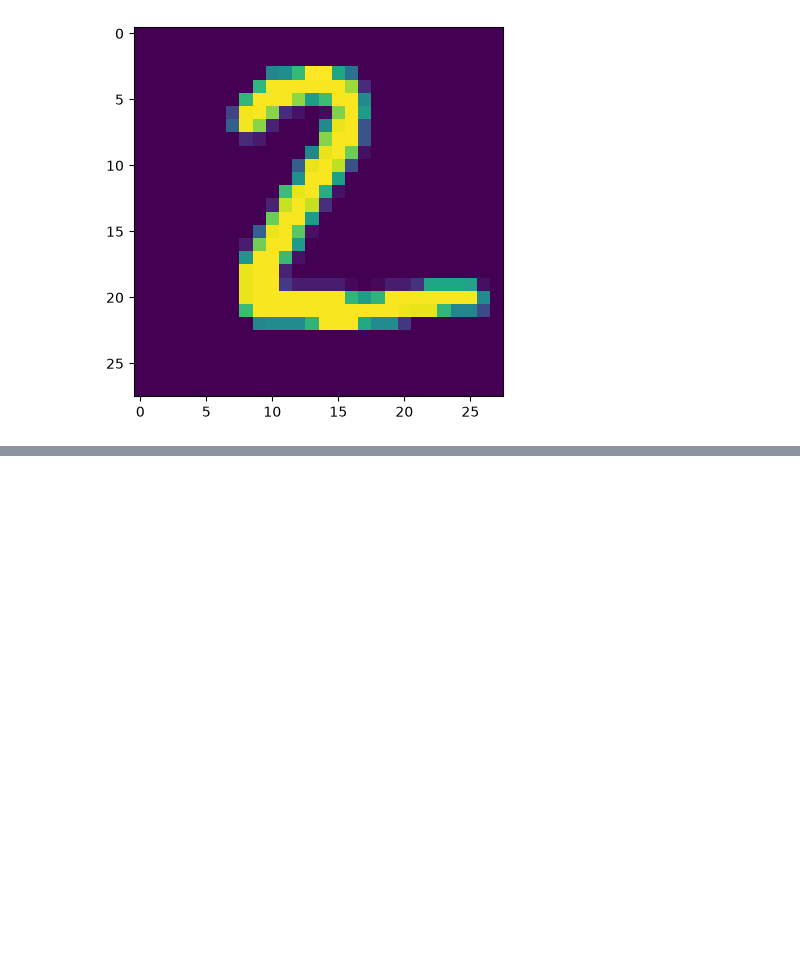
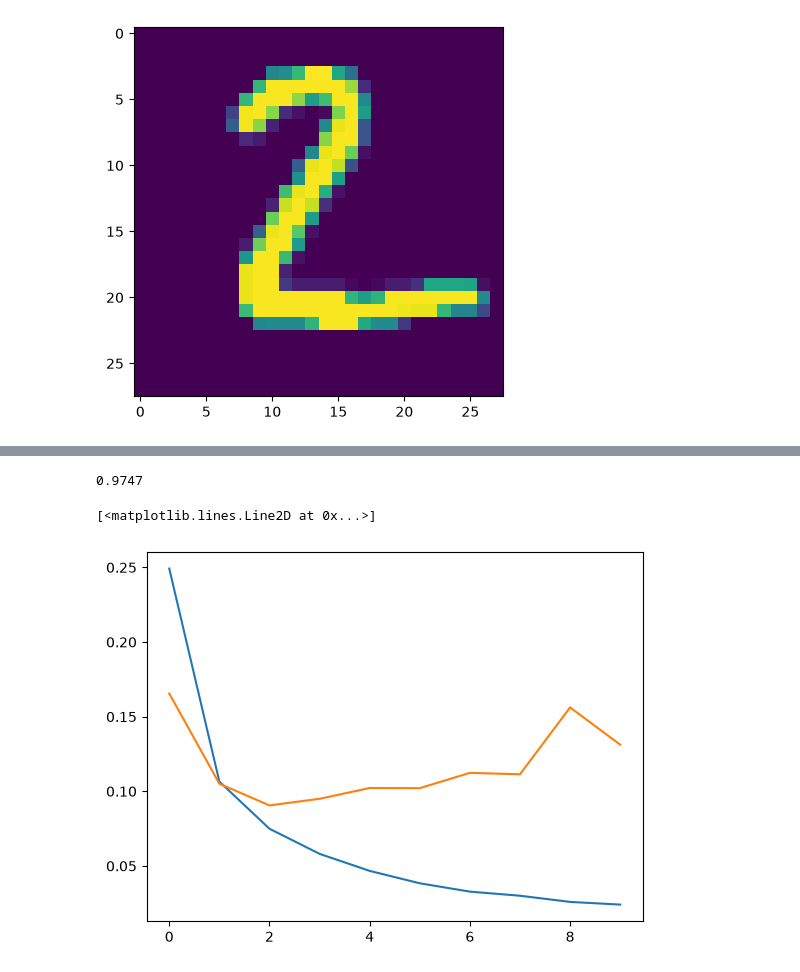
Before and after one commit to Umesh29082003/Deep-Learning, a Jupyter notebook: MNIST.ipynb, the cells around one changed output, grey strips where cells are left out. Saved outputs shown, nothing was run; the diff lists cells and outputs as text; code cells hidden in the pictures; blank space fills up the shorter version.

```diff
--- a/MNIST.ipynb
+++ b/MNIST.ipynb
@@ -119 +123,10 @@ model.predict(x_test[1].reshape(1,28,28)).argmax(axis=1)
 array([2])
+# %%
+model1 = Sequential()
+
+model1.add(Input(shape=(28,28)))
+model1.add(Flatten())
+model1.add(Dense(128, activation='relu'))
+model1.add(Dense(128, activation='relu'))
+model1.add(Dense(128, activation='relu'))
+model1.add(Dense(10, activation = 'softmax'))
@@ -119,0 +153,4 @@ array([2])
+# %%
+model1.compile(loss = 'sparse_categorical_crossentropy', optimizer ='Adam', metrics=['accuracy']) #If use categorial_rossentropy, we have to onehot encode our classes
+# %%
+history1 = model1.fit(x_train,y_train, epochs=10, validation_split=0.2)
@@ -119,0 +183,10 @@ array([2])
+# %%
+accuracy_score(y_test, y_pred)
+# %% [output]
+0.9747
+# %%
+plt.plot(history1.history['loss'])
+plt.plot(history1.history['val_loss'])
+# %% [output]
+[<matplotlib.lines.Line2D at 0x...>]
+[figure, added]
```
Also changed, not shown: parts of 12 cells of this notebook.
